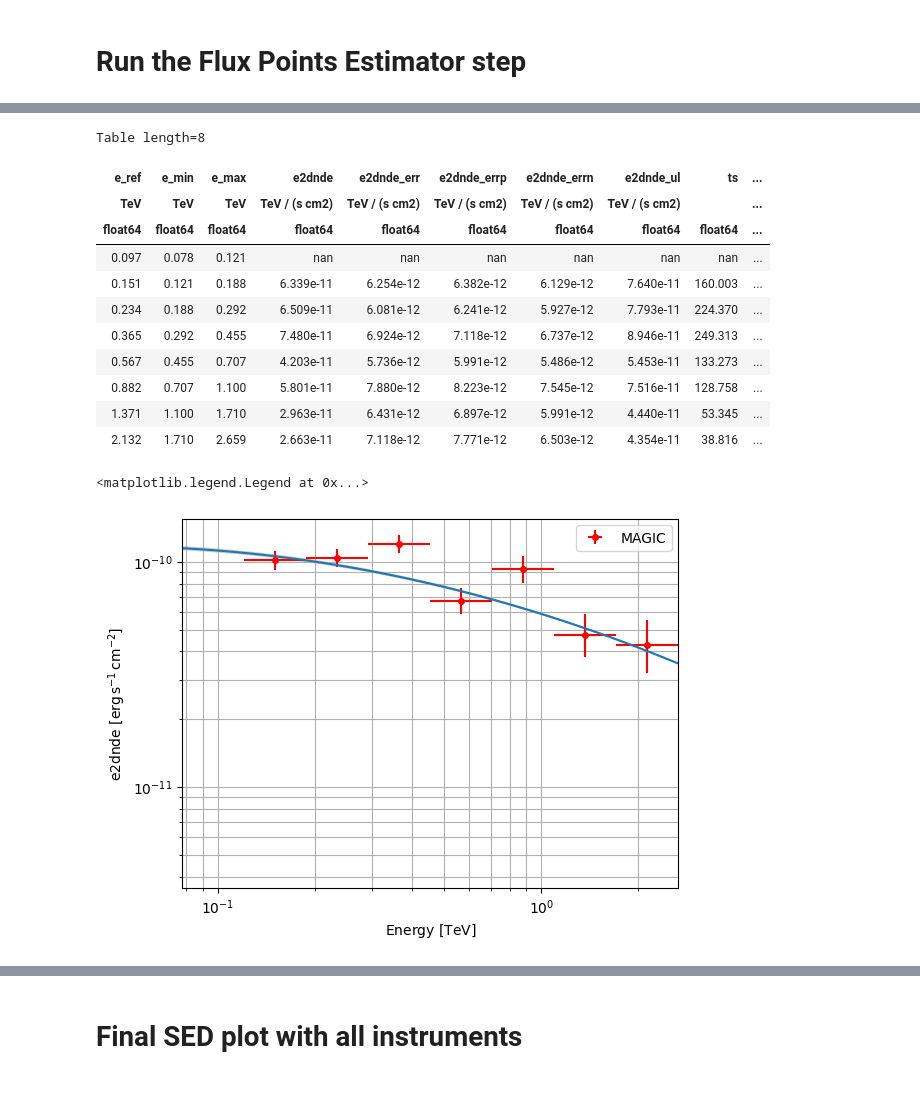
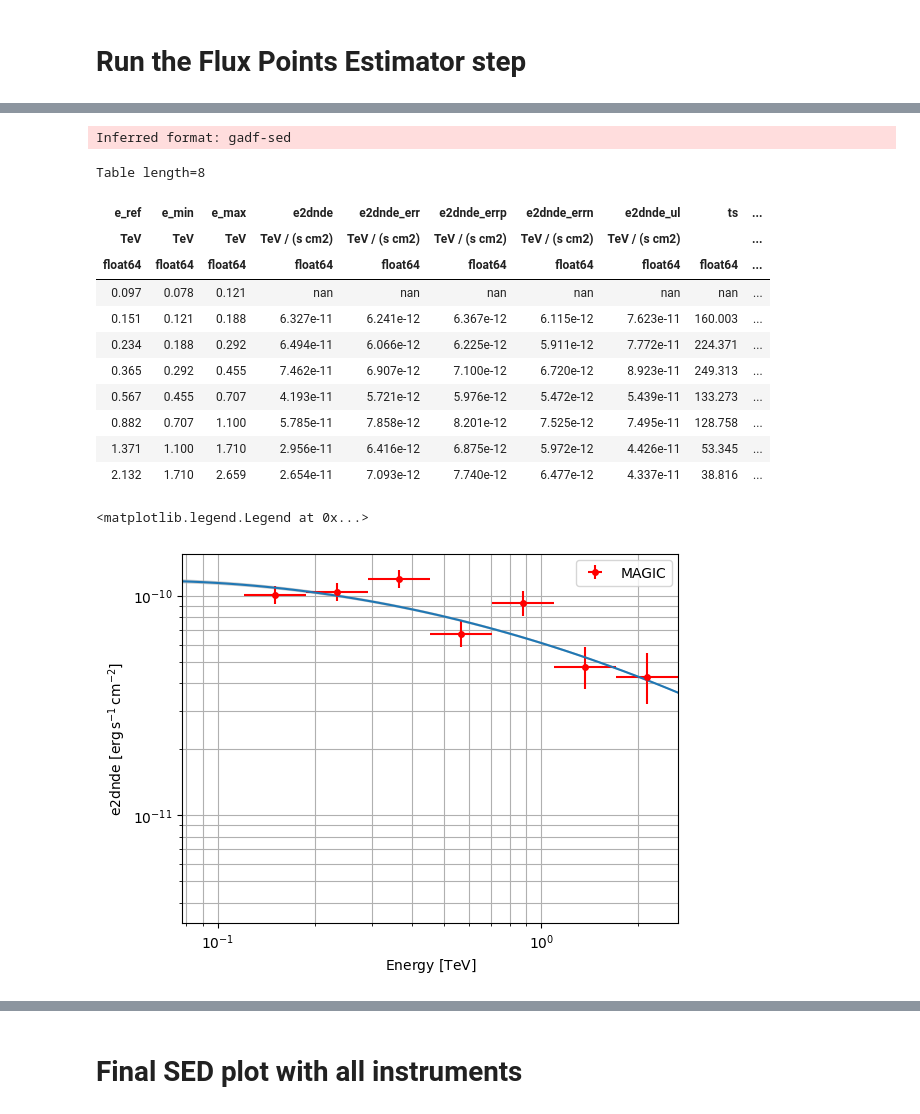
Before and after one commit to chaimain/asgardpy, a Jupyter notebook: notebooks/test_dl4_steps.ipynb, the cells around one changed output, grey strips where cells are left out. Saved outputs shown, nothing was run; the diff lists cells and outputs as text; code cells hidden in the pictures.

```diff
--- a/notebooks/test_dl4_steps.ipynb
+++ b/notebooks/test_dl4_steps.ipynb
@@ -42,8 +35,15 @@ Wall time: 55.8 ms
 config_main.dataset3d.instruments[0].input_dl3[0].input_dir = f"{os.environ['GAMMAPY_DATA']}fermipy-crab/"
 config_main.dataset3d.instruments[0].input_dl3[1].input_dir = f"{os.environ['GAMMAPY_DATA']}fermipy-crab/"
 config_main.dataset3d.instruments[1].input_dl3[0].input_dir = f"{os.environ['GAMMAPY_DATA']}hess-dl3-dr1/"
-config_main.dataset3d.instruments[1].dataset_info.background.exclusion.exclusion_file = f"{os.environ['GAMMAPY_DATA']}joint-crab/exclusion/exclusion_mask_crab.fits.gz/"
+config_main.dataset3d.instruments[
+    1
+].dataset_info.background.exclusion.exclusion_file = (
+    f"{os.environ['GAMMAPY_DATA']}joint-crab/exclusion/exclusion_mask_crab.fits.gz/"
+)
 config_main.dataset1d.instruments[0].input_dl3[0].input_dir = f"{os.environ['GAMMAPY_DATA']}magic/rad_max/data/"
+config_main.dataset1d.instruments[
+    1
+].dl4_dataset_info.dl4_dataset.input_dir = f"{os.environ['GAMMAPY_DATA']}cta-lst1/"
 # %%
 config_main.general.dict()
 # %% [output]
@@ -675,29 +676,26 @@ plt.legend()
 magic_fpt = analysis.flux_points[2].to_table(sed_type="e2dnde", formatted=True)
 magic_fpt
 # %% [output]
-Table length=8
+Inferred format: gadf-sed
+Table length=8
 | e_ref | e_min | e_max | e2dnde | e2dnde_err | e2dnde_errp | e2dnde_errn | e2dnde_ul | ts | ... |
 | TeV | TeV | TeV | TeV / (s cm2) | TeV / (s cm2) | TeV / (s cm2) | TeV / (s cm2) | TeV / (s cm2) |  | ... |
 | float64 | float64 | float64 | float64 | float64 | float64 | float64 | float64 | float64 | ... |
 | 0.097 | 0.078 | 0.121 | nan | nan | nan | nan | nan | nan | ... |
-| 0.151 | 0.121 | 0.188 | 6.339e-11 | 6.254e-12 | 6.382e-12 | 6.129e-12 | 7.640e-11 | 160.003 | ... |
-| 0.234 | 0.188 | 0.292 | 6.509e-11 | 6.081e-12 | 6.241e-12 | 5.927e-12 | 7.793e-11 | 224.370 | ... |
-| 0.365 | 0.292 | 0.455 | 7.480e-11 | 6.924e-12 | 7.118e-12 | 6.737e-12 | 8.946e-11 | 249.313 | ... |
-| 0.567 | 0.455 | 0.707 | 4.203e-11 | 5.736e-12 | 5.991e-12 | 5.486e-12 | 5.453e-11 | 133.273 | ... |
-| 0.882 | 0.707 | 1.100 | 5.801e-11 | 7.880e-12 | 8.223e-12 | 7.545e-12 | 7.516e-11 | 128.758 | ... |
-| 1.371 | 1.100 | 1.710 | 2.963e-11 | 6.431e-12 | 6.897e-12 | 5.991e-12 | 4.440e-11 | 53.345 | ... |
-| 2.132 | 1.710 | 2.659 | 2.663e-11 | 7.118e-12 | 7.771e-12 | 6.503e-12 | 4.354e-11 | 38.816 | ... |
+| 0.151 | 0.121 | 0.188 | 6.327e-11 | 6.241e-12 | 6.367e-12 | 6.115e-12 | 7.623e-11 | 160.003 | ... |
+| 0.234 | 0.188 | 0.292 | 6.494e-11 | 6.066e-12 | 6.225e-12 | 5.911e-12 | 7.772e-11 | 224.371 | ... |
+| 0.365 | 0.292 | 0.455 | 7.462e-11 | 6.907e-12 | 7.100e-12 | 6.720e-12 | 8.923e-11 | 249.313 | ... |
+| 0.567 | 0.455 | 0.707 | 4.193e-11 | 5.721e-12 | 5.976e-12 | 5.472e-12 | 5.439e-11 | 133.273 | ... |
+| 0.882 | 0.707 | 1.100 | 5.785e-11 | 7.858e-12 | 8.201e-12 | 7.525e-12 | 7.495e-11 | 128.758 | ... |
+| 1.371 | 1.100 | 1.710 | 2.956e-11 | 6.416e-12 | 6.875e-12 | 5.972e-12 | 4.426e-11 | 53.345 | ... |
+| 2.132 | 1.710 | 2.659 | 2.654e-11 | 7.093e-12 | 7.740e-12 | 6.477e-12 | 4.337e-11 | 38.816 | ... |
 # %%
 analysis.flux_points[2].plot(sed_type="e2dnde", color="red", label="MAGIC")
-analysis.datasets[2].models[0].spectral_model.plot(
-    sed_type="e2dnde", energy_bounds=[10 * u.GeV, 40 * u.TeV]
-)
-analysis.datasets[2].models[0].spectral_model.plot_error(
-    sed_type="e2dnde", energy_bounds=[10 * u.GeV, 40 * u.TeV]
-)
+analysis.datasets[2].models[0].spectral_model.plot(sed_type="e2dnde", energy_bounds=[10 * u.GeV, 40 * u.TeV])
+analysis.datasets[2].models[0].spectral_model.plot_error(sed_type="e2dnde", energy_bounds=[10 * u.GeV, 40 * u.TeV])
 
 plt.grid(which="both")
 plt.legend()
 # %% [output]
 <matplotlib.legend.Legend at 0x...>
-[figure, old version]
+[figure, new version]
```
Also changed, not shown: parts of 40 cells of this notebook, 13 other files.
